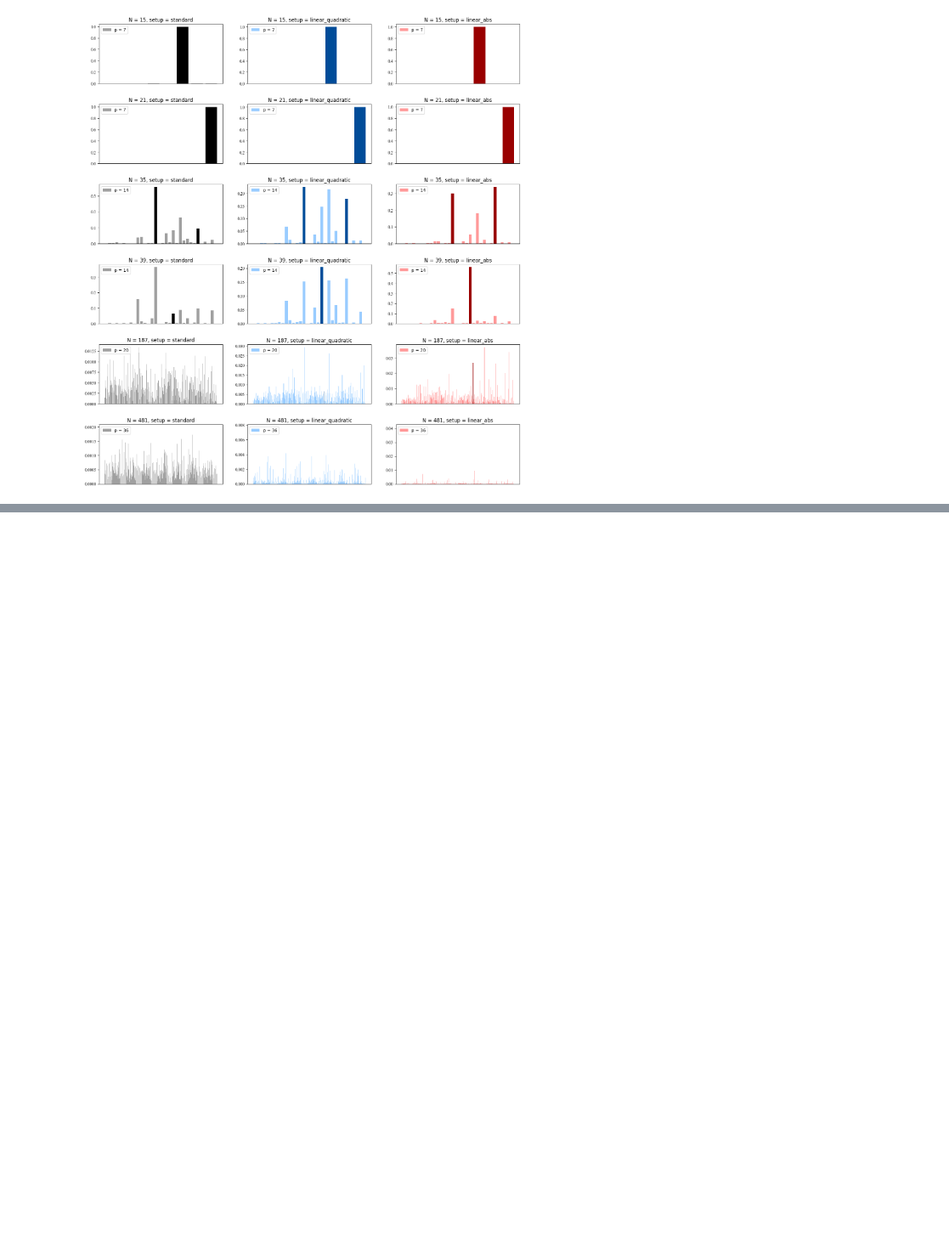
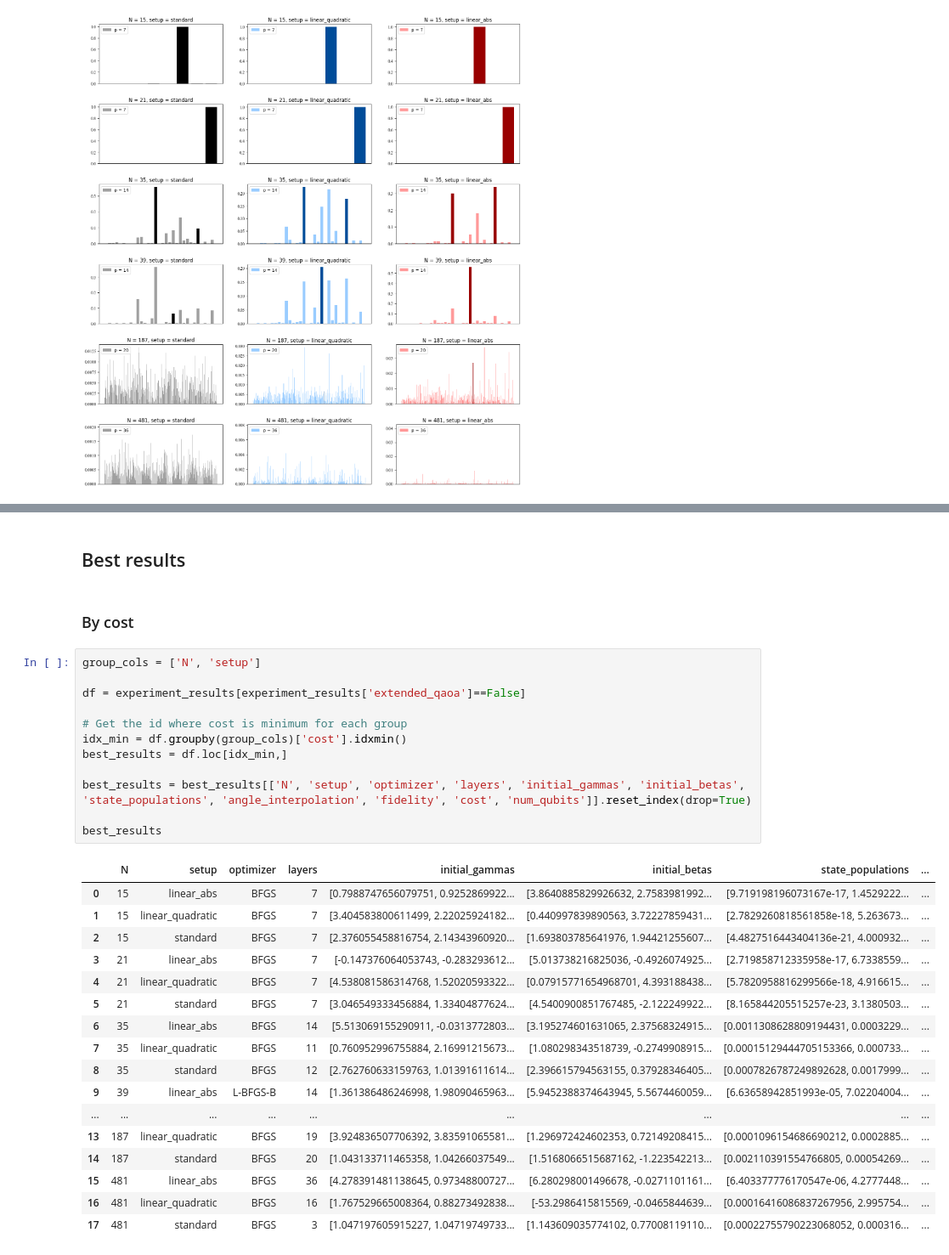
Before and after one commit to fpllcr/master-thesis, a Jupyter notebook: qaoa_factorization/notebooks/analysis.ipynb, the cells around one changed output, grey strips where cells are left out. Shown at 85% size. Drawn from its saved outputs; the diff is of its cells as text; blank space fills up the shorter version.

```diff
--- a/qaoa_factorization/notebooks/analysis.ipynb
+++ b/qaoa_factorization/notebooks/analysis.ipynb
@@ -329,0 +330,34 @@ plt.savefig(fig_name, bbox_inches='tight')
+# %% [markdown]
+## Best results
+# %% [markdown]
+### By cost
+# %%
+group_cols = ['N', 'setup']
+
+df = experiment_results[experiment_results['extended_qaoa']==False]
+
+# Get the id where cost is minimum for each group
+idx_min = df.groupby(group_cols)['cost'].idxmin()
+best_results = df.loc[idx_min,]
+
+best_results = best_results[['N', 'setup', 'optimizer', 'layers', 'initial_gammas', 'initial_betas', 'state_populations', 'angle_interpolation', 'fidelity', 'cost', 'num_qubits']].reset_index(drop=True)
+
+best_results
+# %% [output]
+|  | N | setup | optimizer | layers | initial_gammas | initial_betas | state_populations | ... |
+| 0 | 15 | linear_abs | BFGS | 7 | [0.7988747656079751, 0.9252869922... | [3.8640885829926632, 2.7583981992... | [9.719198196073167e-17, 1.4529222... | ... |
+| 1 | 15 | linear_quadratic | BFGS | 7 | [3.404583800611499, 2.22025924182... | [0.440997839890563, 3.72227859431... | [2.7829260818561858e-18, 5.263673... | ... |
+| 2 | 15 | standard | BFGS | 7 | [2.376055458816754, 2.14343960920... | [1.693803785641976, 1.94421255607... | [4.4827516443404136e-21, 4.000932... | ... |
+| 3 | 21 | linear_abs | BFGS | 7 | [-0.147376064053743, -0.283293612... | [5.013738216825036, -0.4926074925... | [2.719858712335958e-17, 6.7338559... | ... |
+| 4 | 21 | linear_quadratic | BFGS | 7 | [4.538081586314768, 1.52020593322... | [0.07915771654968701, 4.393188438... | [5.7820958816299566e-18, 4.916615... | ... |
+| 5 | 21 | standard | BFGS | 7 | [3.046549333456884, 1.33404877624... | [4.5400900851767485, -2.122249922... | [8.165844205515257e-23, 3.1380503... | ... |
+| 6 | 35 | linear_abs | BFGS | 14 | [5.513069155290911, -0.0313772803... | [3.195274601631065, 2.37568324915... | [0.0011308628809194431, 0.0003229... | ... |
+| 7 | 35 | linear_quadratic | BFGS | 11 | [0.760952996755884, 2.16991215673... | [1.080298343518739, -0.2749908915... | [0.00015129444705153366, 0.000733... | ... |
+| 8 | 35 | standard | BFGS | 12 | [2.762760633159763, 1.01391611614... | [2.396615794563155, 0.37928346405... | [0.0007826787249892628, 0.0017999... | ... |
+| 9 | 39 | linear_abs | L-BFGS-B | 14 | [1.361386486246998, 1.98090465963... | [5.9452388374643945, 5.5674460059... | [6.63658942851993e-05, 7.02204004... | ... |
+| ... | ... | ... | ... | ... | ... | ... | ... | ... |
+| 13 | 187 | linear_quadratic | BFGS | 19 | [3.924836507706392, 3.83591065581... | [1.296972424602353, 0.72149208415... | [0.0001096154686690212, 0.0002885... | ... |
+| 14 | 187 | standard | BFGS | 20 | [1.043133711465358, 1.04266037549... | [1.5168066515687162, -1.223542213... | [0.002110391554766805, 0.00054269... | ... |
+| 15 | 481 | linear_abs | BFGS | 36 | [4.278391481138645, 0.97348800727... | [6.280298001496678, -0.0271101161... | [6.403377776170547e-06, 4.2777448... | ... |
+| 16 | 481 | linear_quadratic | BFGS | 16 | [1.767529665008364, 0.88273492838... | [-53.2986415815569, -0.0465844639... | [0.00016416086837267956, 2.995754... | ... |
+| 17 | 481 | standard | BFGS | 3 | [1.047197605915227, 1.04719749733... | [1.143609035774102, 0.77008119110... | [0.00022755790223068052, 0.000316... | ... |
```
Also changed, not shown: parts of 8 cells of this notebook, 4 other files.
